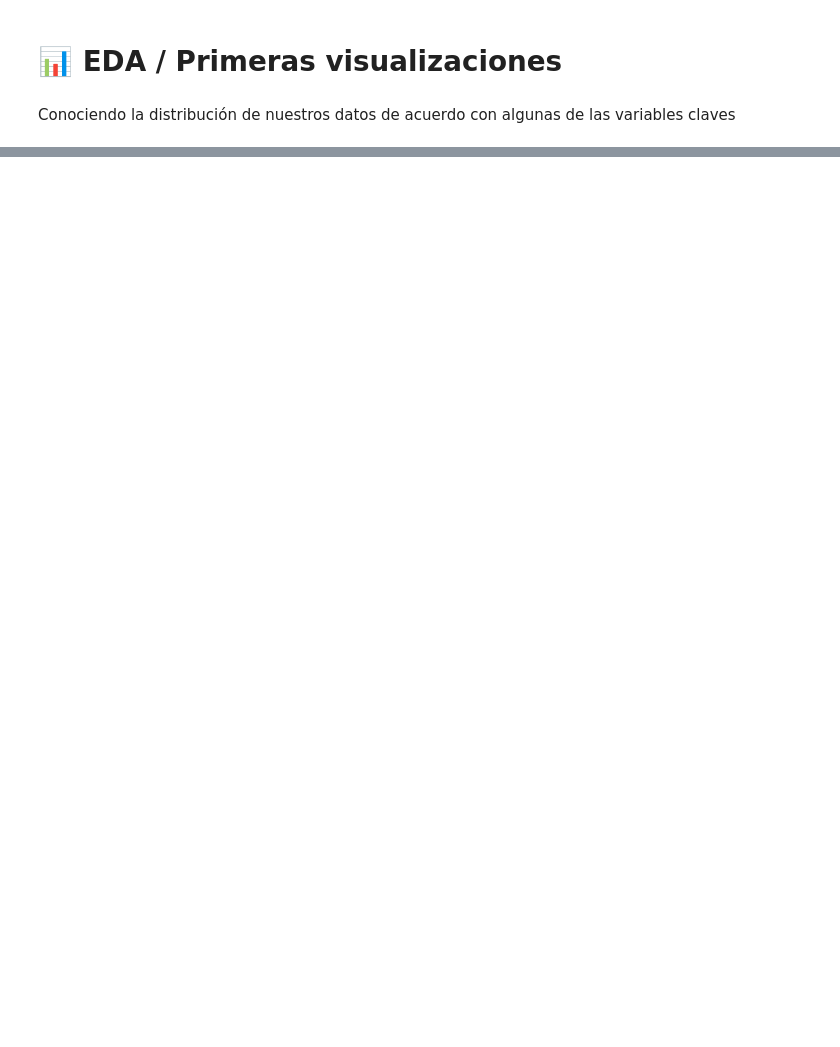
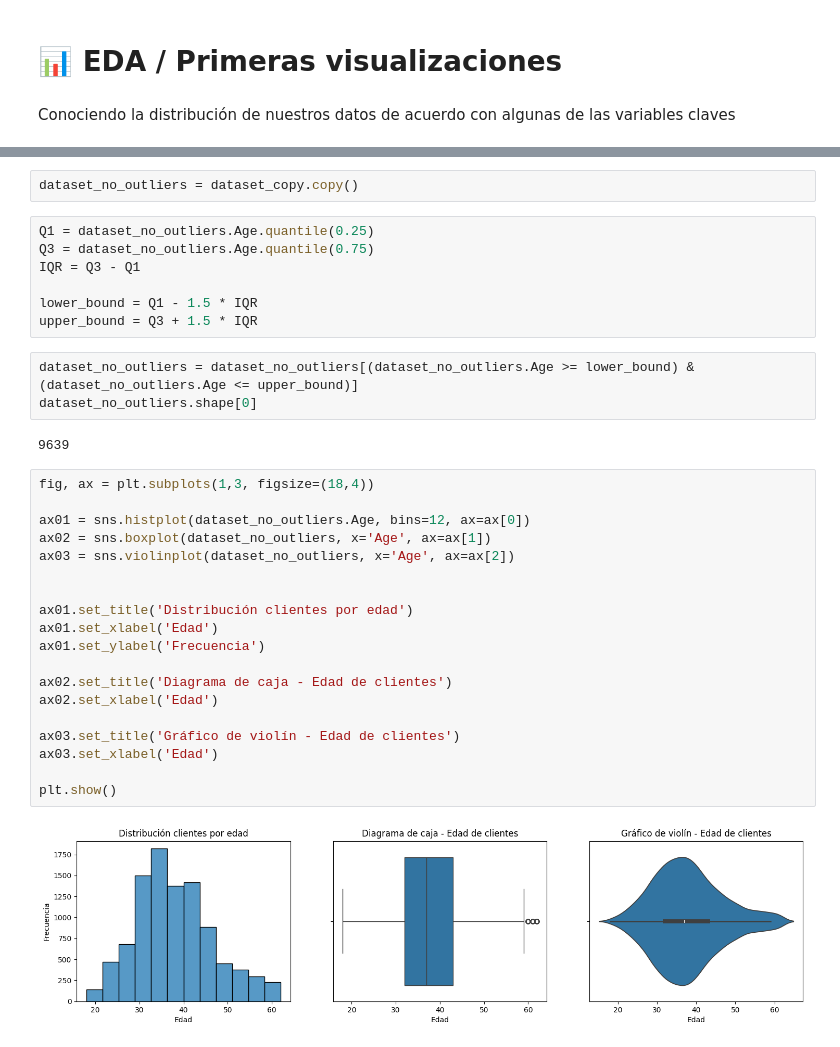
Before and after one commit to julianfvazquez/CH-DS-I, a Jupyter notebook: ProyectoDS_ParteI_Vazquez.ipynb, the cells around one changed output, grey strips where cells are left out. Saved outputs shown, nothing was run; the diff lists cells and outputs as text; blank space fills up the shorter version.

```diff
--- a/ProyectoDS_ParteI_Vazquez.ipynb
+++ b/ProyectoDS_ParteI_Vazquez.ipynb
@@ -177,0 +209,35 @@ plt.show()
+# %%
+dataset_no_outliers = dataset_copy.copy()
+# %%
+Q1 = dataset_no_outliers.Age.quantile(0.25)
+Q3 = dataset_no_outliers.Age.quantile(0.75)
+IQR = Q3 - Q1
+
+lower_bound = Q1 - 1.5 * IQR
+upper_bound = Q3 + 1.5 * IQR
+# %%
+dataset_no_outliers = dataset_no_outliers[(dataset_no_outliers.Age >= lower_bound) & (dataset_no_outliers.Age <= upper_bound)]
+dataset_no_outliers.shape[0]
+# %% [output]
+9639
+# %%
+fig, ax = plt.subplots(1,3, figsize=(18,4))
+
+ax01 = sns.histplot(dataset_no_outliers.Age, bins=12, ax=ax[0])
+ax02 = sns.boxplot(dataset_no_outliers, x='Age', ax=ax[1])
+ax03 = sns.violinplot(dataset_no_outliers, x='Age', ax=ax[2])
+
+
+ax01.set_title('Distribución clientes por edad')
+ax01.set_xlabel('Edad')
+ax01.set_ylabel('Frecuencia')
+
+ax02.set_title('Diagrama de caja - Edad de clientes')
+ax02.set_xlabel('Edad')
+
+ax03.set_title('Gráfico de violín - Edad de clientes')
+ax03.set_xlabel('Edad')
+
+plt.show()
+# %% [output]
+[figure, added]
```
Also changed, not shown: parts of 4 cells of this notebook.
